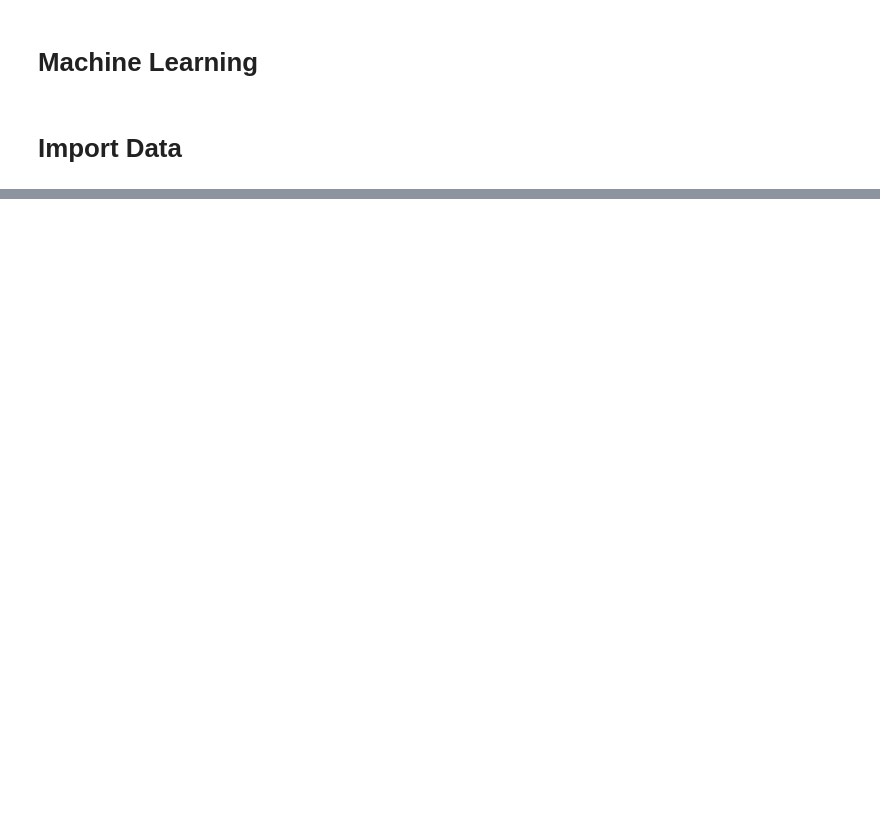
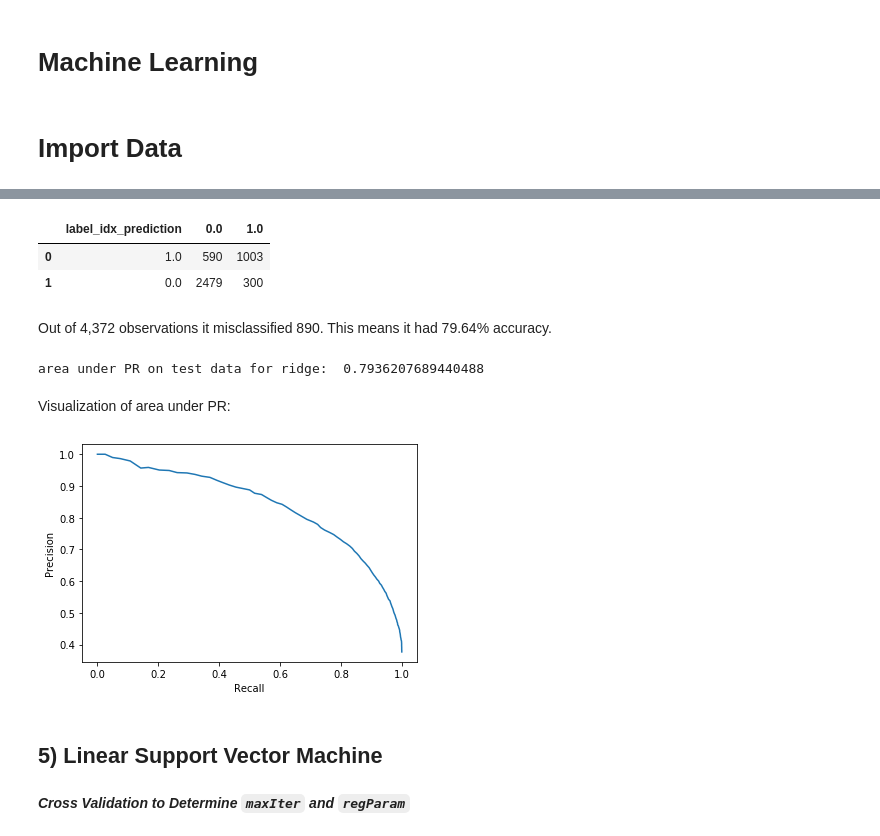
Before and after one commit to mingzhouzhu22/PSTAT135_FinalProject, a Jupyter notebook: MachineLearning.ipynb, the cells around one changed output, grey strips where cells are left out. Cells and saved outputs as stored; diff of their text form; code cells hidden in the pictures; blank space fills up the shorter version.

```diff
--- a/MachineLearning.ipynb
+++ b/MachineLearning.ipynb
@@ -49,0 +420,37 @@ class_eval =  BinaryClassificationEvaluator().setLabelCol('label_idx').setMetric
+# %%
+# create the final model
+ridge = LogisticRegression(featuresCol='count_vec', labelCol='label_idx', elasticNetParam=0, regParam=0.1)
+# train the model
+ridge_model = ridge.fit(train)
+# obtain predictions for test
+test_ridge = ridge_model.transform(test)
+# %%
+# create confusion matrix
+confusion_matrix_ridge = test_ridge.select('label_idx','prediction')
+# ‘label’ is row and ‘prediction’ is column
+confusion_matrix_ridge.stat.crosstab('label_idx','prediction').toPandas()
+# %% [output]
+|  | label_idx_prediction | 0.0 | 1.0 |
+| 0 | 1.0 | 590 | 1003 |
+| 1 | 0.0 | 2479 | 300 |
+# %% [markdown]
+Out of 4,372 observations it misclassified 890. This means it had 79.64% accuracy.
+# %%
+# test error
+test_error_ridge = class_eval.evaluate(test_ridge)
+print("area under PR on test data for ridge: ", test_error_ridge)
+# %% [output]
+area under PR on test data for ridge:  0.7936207689440488
+# %% [markdown]
+Visualization of area under PR:
+# %%
+logistic_summary_ridge = ridge_model.summary
+
+# Precision-Recall Curve
+pr3 = logistic_summary_ridge.pr.toPandas()
+plt.plot(pr3['recall'],pr3['precision'])
+plt.ylabel('Precision')
+plt.xlabel('Recall')
+plt.show()
+# %% [output]
+[figure, added]
@@ -49,0 +464,4 @@ class_eval =  BinaryClassificationEvaluator().setLabelCol('label_idx').setMetric
+# %% [markdown]
+## 5) Linear Support Vector Machine
+# %% [markdown]
+***Cross Validation to Determine `maxIter` and `regParam`***
```
Also changed, not shown: parts of 79 cells of this notebook, 7 other files.
